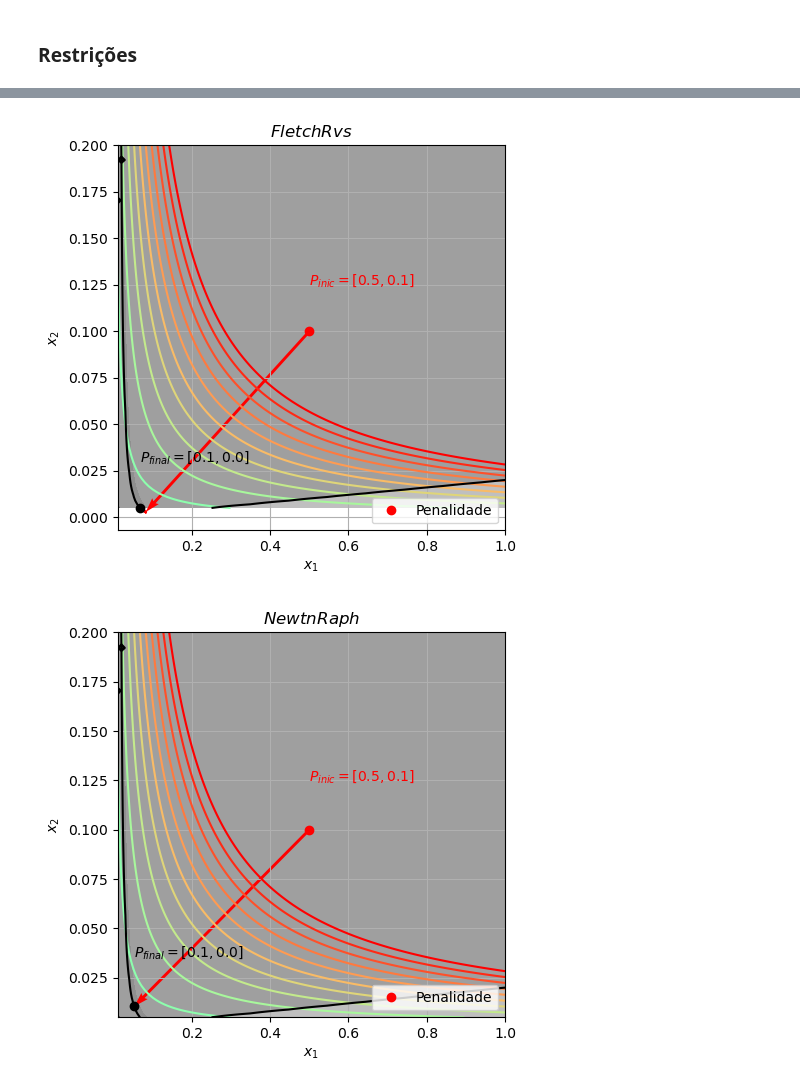
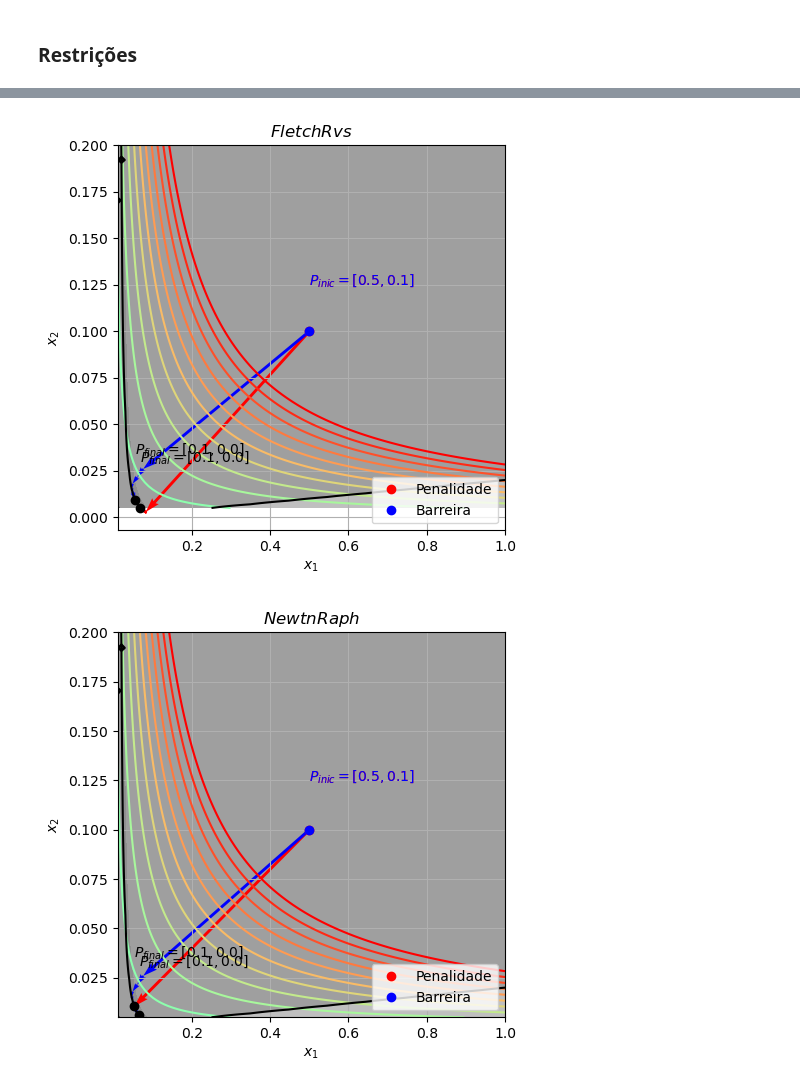
Before and after one commit to prj-phcp/MEC2403_Activities, a Jupyter notebook: Trabalho2/Trabalho2.ipynb, the cells around one changed output, grey strips where cells are left out. Cells and saved outputs as stored; diff of their text form; code cells hidden in the pictures.

```diff
--- a/Trabalho2/Trabalho2.ipynb
+++ b/Trabalho2/Trabalho2.ipynb
@@ -209,16 +209,16 @@ cases = [
      steps.GoldenSectionStep(da = 0.01, tol = 1e-8, check_direction=True, normalize=True, verbose=False, treshold=1e-6))
 ]
 
-constrained_optimizer = constropt.ConstrainedOptimizer(tol=1.1e-6, verbose=True, max_iter=50)
+constrained_optimizer = constropt.ConstrainedOptimizer(tol=0.2, verbose=True, max_iter=50)
 # %%
 item = '2'
 
-x = np.linspace(1, 3, 100)
+x = np.linspace(1, 8, 100)
 y = np.linspace(10, 35, 100)
 X, Y = np.meshgrid(x, y)
 Z = f(X, Y)
 #levels =[0, 1, 2, 5, 7, 10, 20, 30, 40, 50, 70]
-levels = np.linspace(8,30, 10)
+levels = np.linspace(8,70, 10)
 cZs = [cf(X, Y) for cf in cfs]
 
 for name, optimizer in optimizrs:
@@ -228,7 +228,7 @@ for name, optimizer in optimizrs:
         ax.contour(X, Y, cZ, [0],cmap='gray')
         ax.contourf(X, Y, cZ, [-1000000000, 0],cmap='gray', alpha=0.5)
     for case_name, p_inicial, constrs, color, step in cases:
-        if case_name == 'Barreira' and name not in ['NewtnRaph']: break
+        #if case_name == 'Barreira' and name not in ['NewtnRaph']: break
         print(f'Iniciando {name} ({case_name}): p_inicial = [{p_inicial[0]:.6f}, {p_inicial[1]:.6f}].T')
         t_init = datetime.datetime.now()
         f_otim = constraints.ConstrainedSpecialFunction(f, cfuncs=constrs)
@@ -735,7 +738,7 @@ cases = [
      steps.GoldenSectionStep(da = 0.01, tol = 1e-8, check_direction=True, normalize=True, verbose=False)),
     ('Barreira'  , np.array([0.5, 0.1]),
      [constraints.BarrierInequityConstraint(cf, r0=1e1, beta=0.5) for cf in cfs], 'b',
-     steps.GoldenSectionStep(da = 0.01, tol = 1e-8, check_direction=True, normalize=True, verbose=False))
+     steps.GoldenSectionStep(da = 0.01, tol = 1e-8, check_direction=True, normalize=True, verbose=False, treshold=1e-6))
 ]
 
 constrained_optimizer = constropt.ConstrainedOptimizer(tol=1e-6, verbose=False, max_iter=50)
@@ -757,7 +760,7 @@ for name, optimizer in optimizrs:
         ax.contour(X, Y, cZ, [0],cmap='gray')
         ax.contourf(X, Y, cZ, [-100000, 0],cmap='gray', alpha=0.5)
     for case_name, p_inicial, constrs, color, step in cases:
-        if case_name == 'Barreira' and name not in []: break
+        #if case_name == 'Barreira' and name not in []: break
         print(f'Iniciando {name} ({case_name}): p_inicial = [{p_inicial[0]:.6f}, {p_inicial[1]:.6f}].T')
         t_init = datetime.datetime.now()
         f_otim = constraints.ConstrainedSpecialFunction(f, cfuncs=constrs)
@@ -837,2 +874,2 @@ BFGS (Penalidade): p_final = [0.087476, 0.005000, 107.865002].T. Execução:0:00
-[figure, old version]
+[figure, new version]
-[figure, old version]
+[figure, new version]
```
Also changed, not shown: parts of 3 cells of this notebook.
